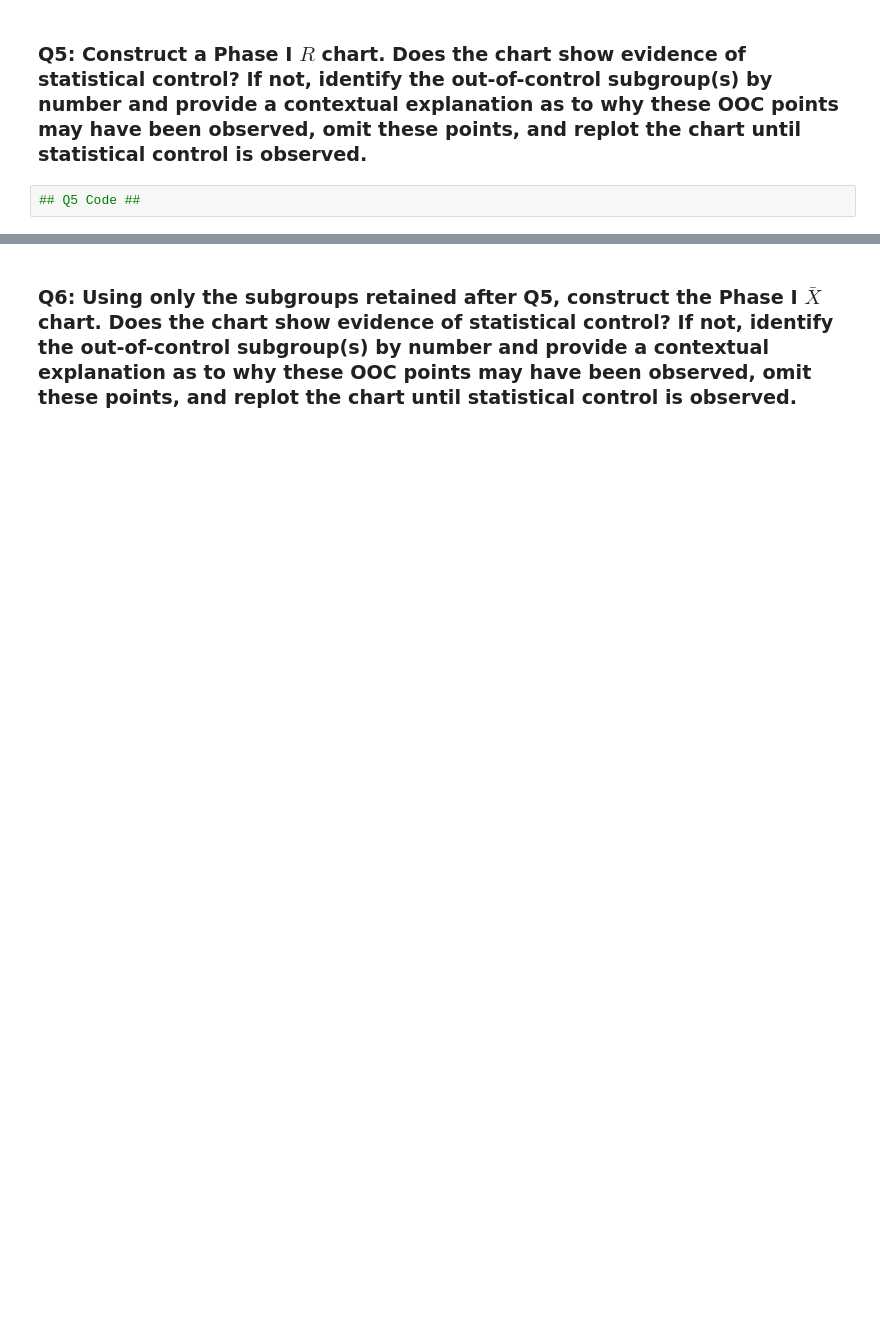
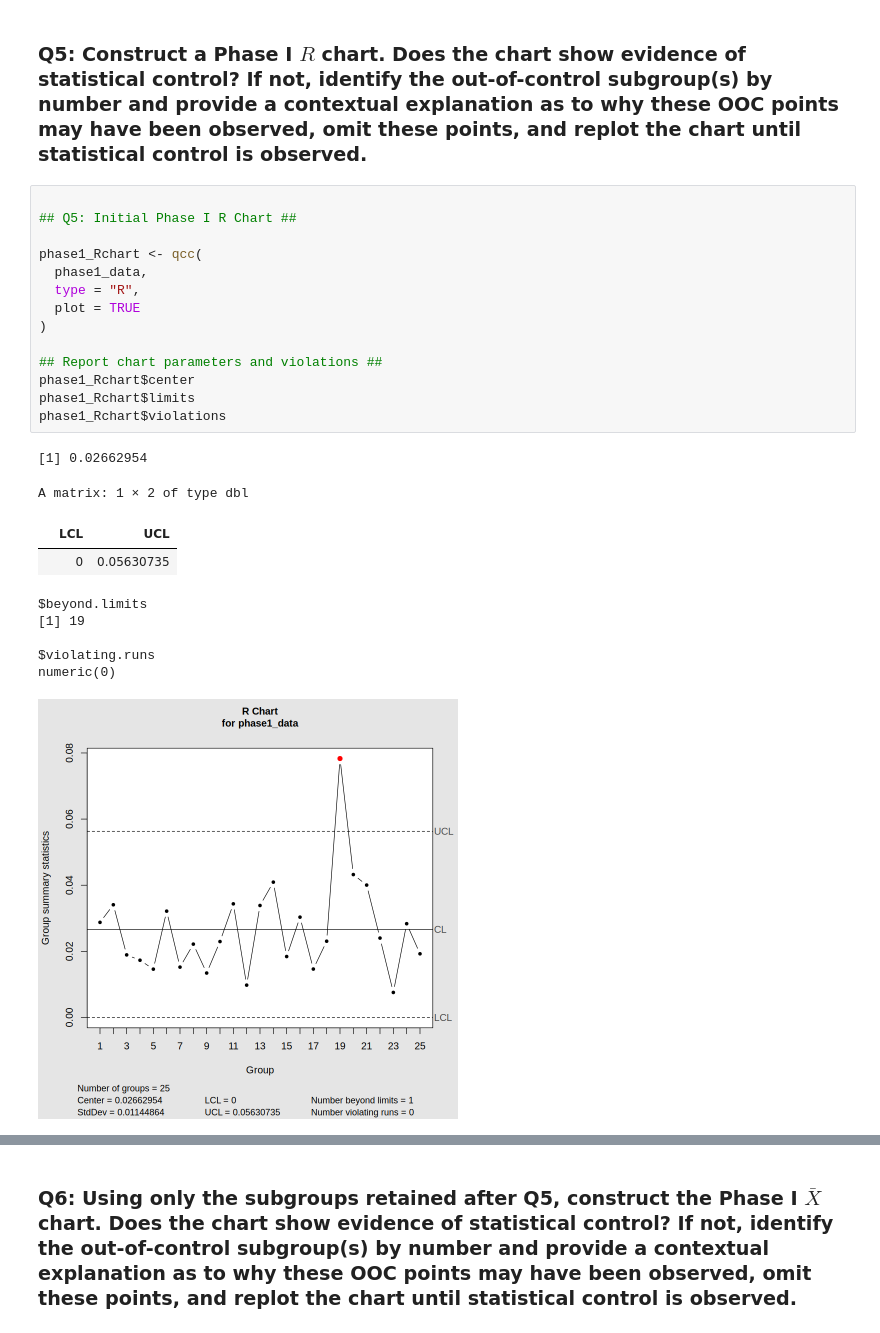
Before and after one commit to naomketer/STAT-7110-Quality-Control, a Jupyter notebook: Assignments/HW1/STAT-7110-HW1.ipynb, the cells around one changed output, grey strips where cells are left out. Cells and saved outputs as stored; diff of their text form; blank space fills up the shorter version.

```diff
--- a/Assignments/HW1/STAT-7110-HW1.ipynb
+++ b/Assignments/HW1/STAT-7110-HW1.ipynb
@@ -42,5 +156,28 @@ Your team pulls a baseline (Phase I) sample of production data from Line 3: 5 sp
 # %% [markdown]
 
 ### Q5: Construct a Phase I $R$ chart. Does the chart show evidence of statistical control? If not, identify the out-of-control subgroup(s) by number and provide a contextual explanation as to why these OOC points may have been observed, omit these points, and replot the chart until statistical control is observed.
-# %%
-## Q5 Code ##
+# %%
+
+## Q5: Initial Phase I R Chart ##
+
+phase1_Rchart <- qcc(
+  phase1_data,
+  type = "R",
+  plot = TRUE
+)
+
+## Report chart parameters and violations ##
+phase1_Rchart$center
+phase1_Rchart$limits
+phase1_Rchart$violations
+# %% [output]
+[1] 0.02662954
+A matrix: 1 × 2 of type dbl
+|  | LCL | UCL |
+|  | 0 | 0.05630735 |
+$beyond.limits
+[1] 19
+
+$violating.runs
+numeric(0)
+[figure, added]
```
Also changed, not shown: parts of 41 cells of this notebook.
